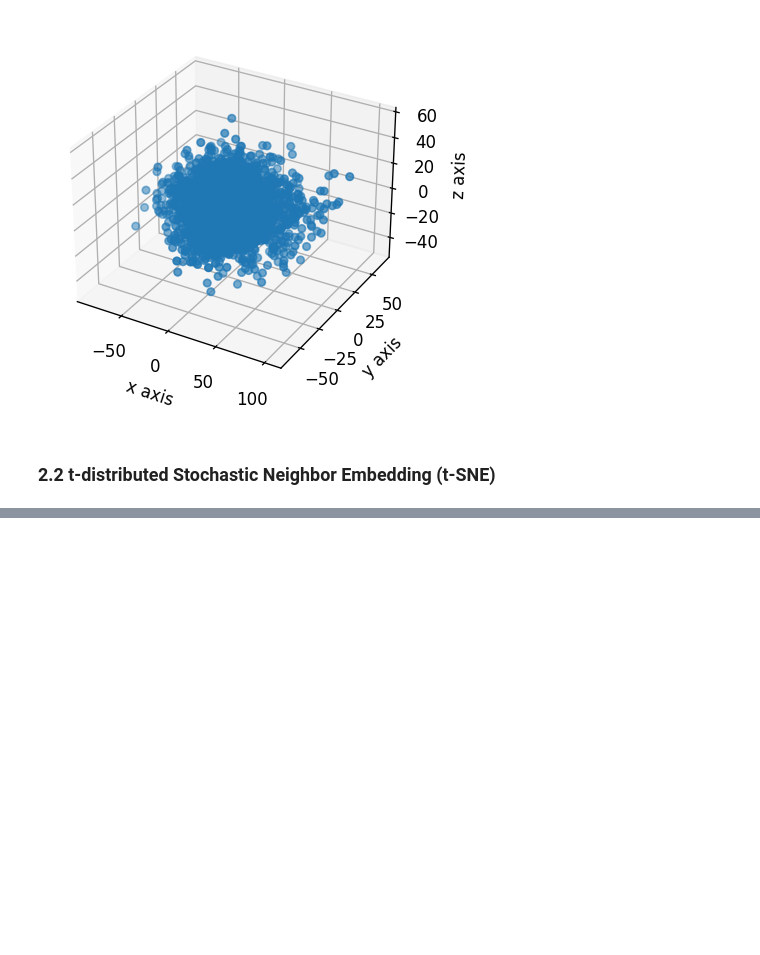
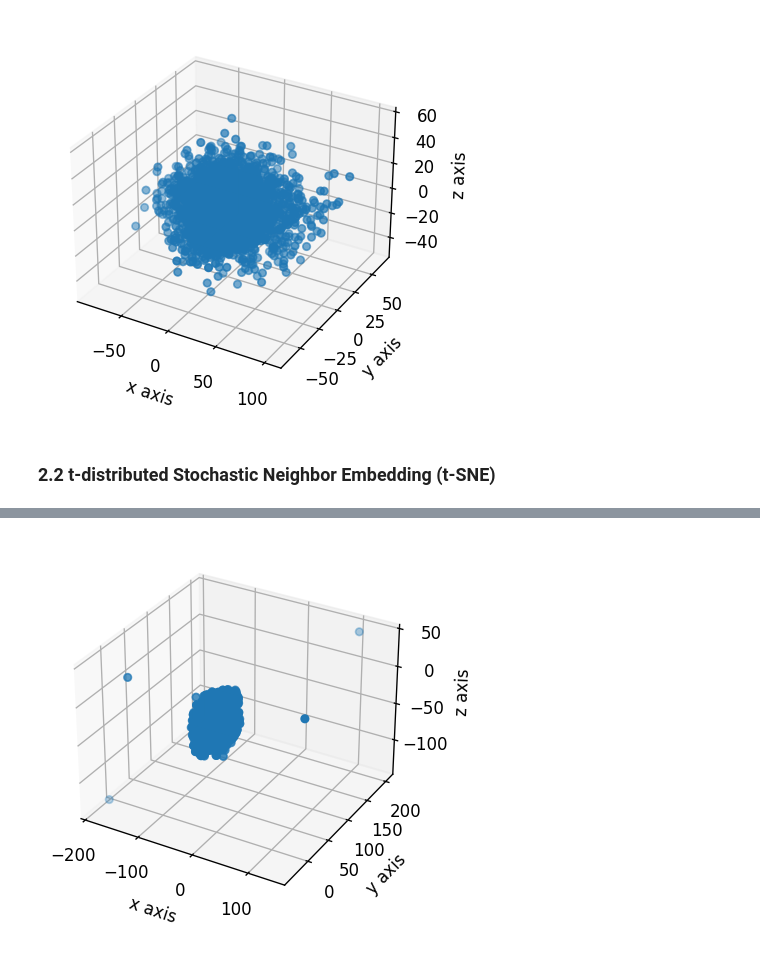
Before and after one commit to gulmert89/bootcamp_files, a Jupyter notebook: project4.ipynb, the cells around one changed output, grey strips where cells are left out. Drawn from its saved outputs; the diff is of its cells as text; code cells hidden in the pictures; blank space fills up the shorter version.

```diff
--- a/project4.ipynb
+++ b/project4.ipynb
@@ -180,0 +216,9 @@ def pca_visualiser():
+# %%
+time_start = time.time()
+tsne_model2 = TSNE(n_components=3,
+                   perplexity=40,
+                   n_iter=1000,
+                   verbose=False,
+                   n_jobs=-1)
+X_tsne2 = tsne_model.fit_transform(X_std)
+print(f"t-SNE is completed in {(time.time()-time_start):.1f} seconds.")
@@ -180,0 +236,12 @@ def pca_visualiser():
+# %%
+fig=plt.figure(dpi=120)
+ax=fig.add_subplot(111, projection="3d")
+
+ax.scatter(X_tsne2.T[0], X_tsne2.T[1], X_tsne2.T[2])
+ax.set_xlabel("x axis")
+ax.set_ylabel("y axis")
+ax.set_zlabel("z axis")
+
+plt.show()
+# %% [output]
+[figure, added]
```
Also changed, not shown: parts of 5 cells of this notebook.
